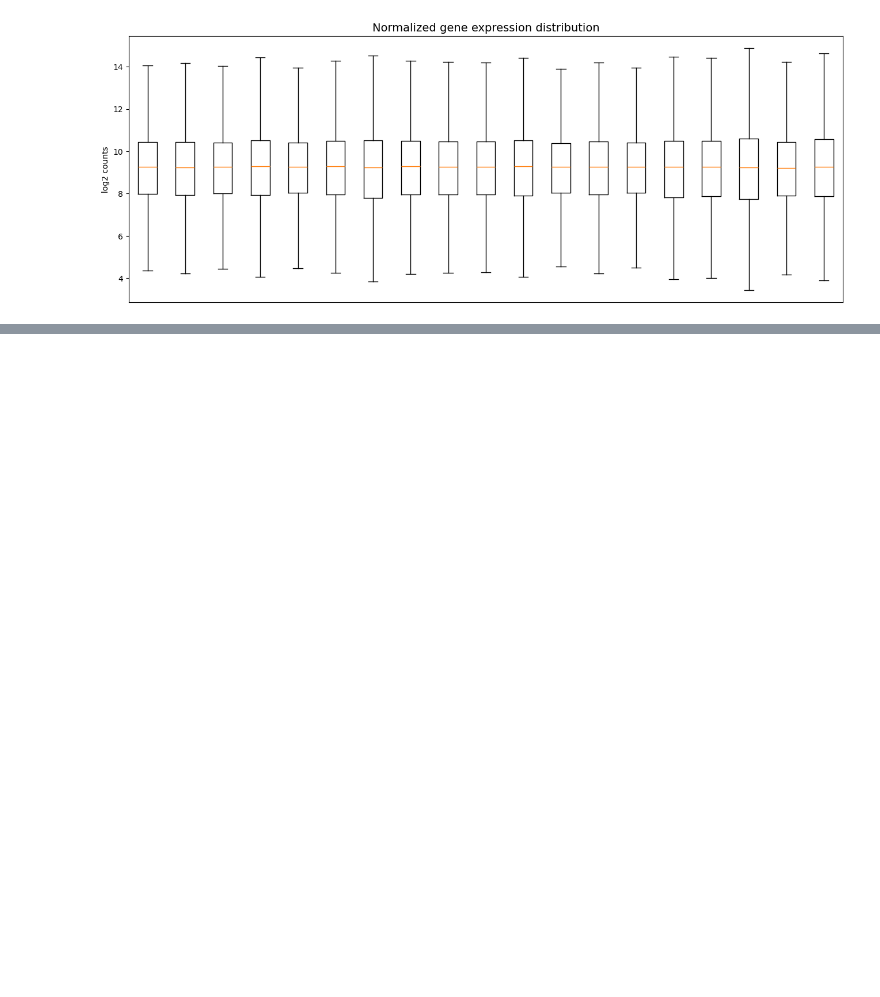
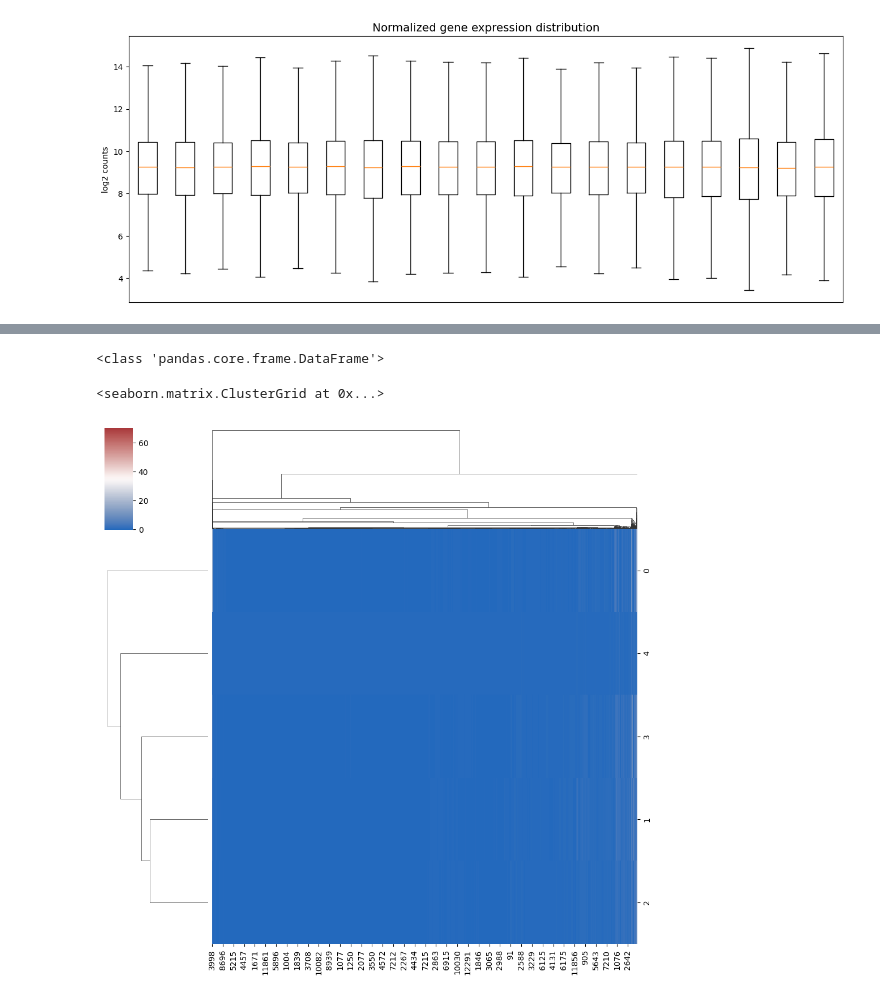
Before and after one commit to Fasmanuel2002/UPSA_Thesis_Research, a Jupyter notebook: research/notebooks/RenSeq.ipynb, the cells around one changed output, grey strips where cells are left out. Saved outputs shown, nothing was run; the diff lists cells and outputs as text; code cells hidden in the pictures; blank space fills up the shorter version.

Commit message:
Added the Z-Scores

```diff
--- a/research/notebooks/RenSeq.ipynb
+++ b/research/notebooks/RenSeq.ipynb
@@ -201,3 +212,15 @@ Log2 fold change & Wald test p-value: condition control vs treatment
 
 [12330 rows x 6 columns]
 [figure]
+# %%
+#z_counts = norm_counts.apply()
+norm_counts_ls = pd.DataFrame(norm_counts)
+print(type(norm_counts_ls))
+z_norms_scores = norm_counts_ls.apply(zscore, axis=1)
+# %% [output]
+<class 'pandas.core.frame.DataFrame'>
+# %%
+sns.clustermap(z_norms_scores.iloc[:5], cmap="vlag")
+# %% [output]
+<seaborn.matrix.ClusterGrid at 0x...>
+[figure, added]
```
Also changed, not shown: parts of 7 cells of this notebook.
